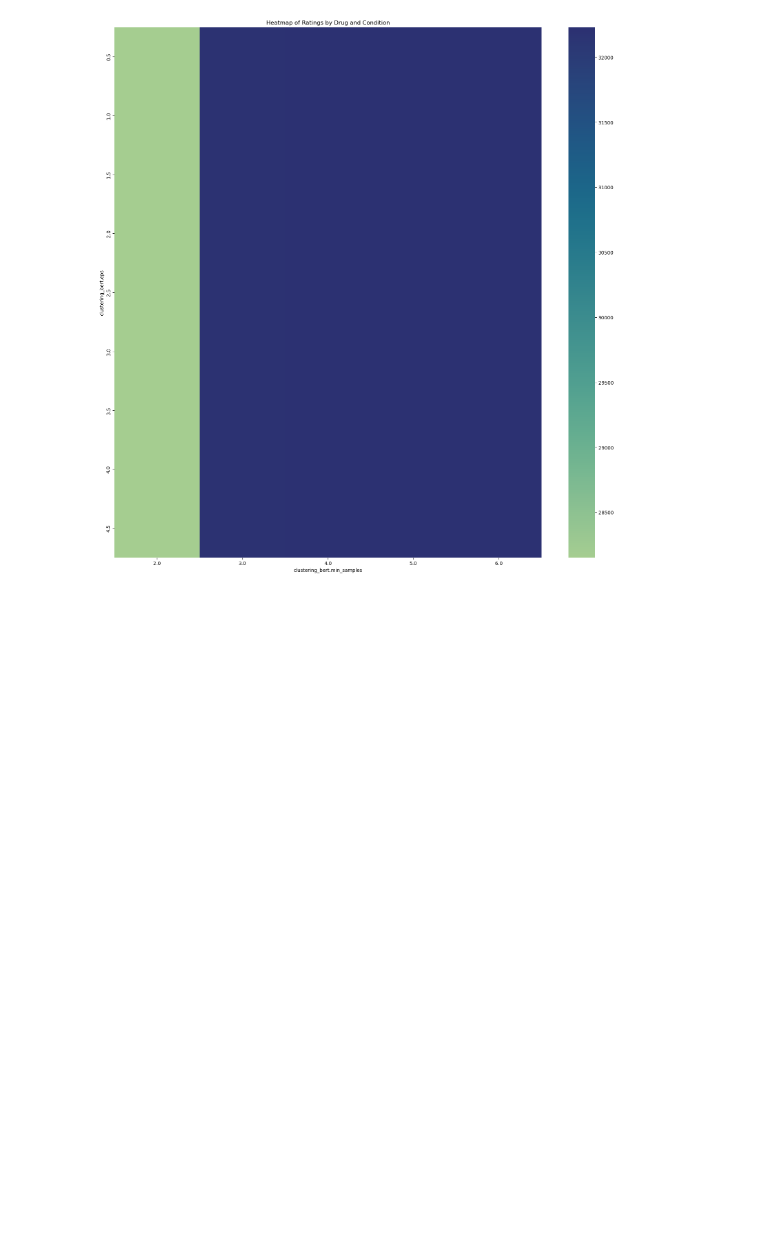
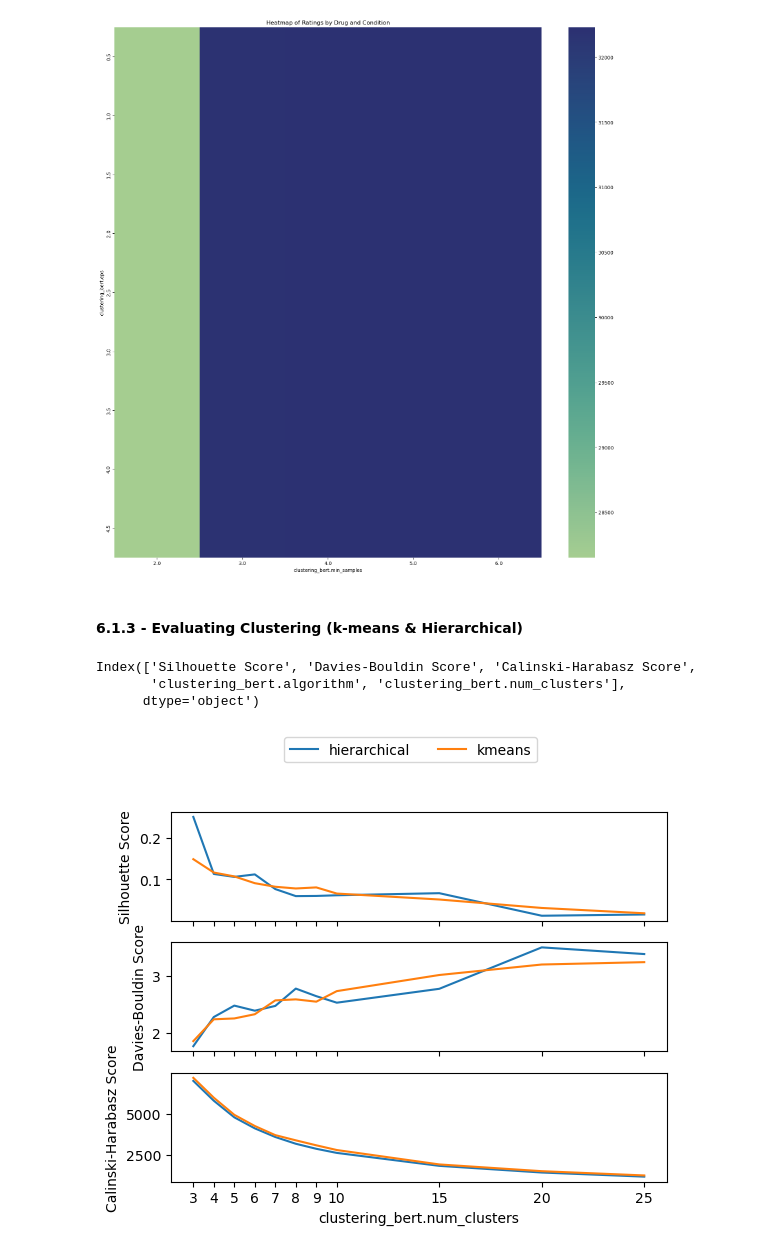
Before and after one commit to sean7x/medicinal-narratives, a Jupyter notebook: notebooks/data_prep_eda.ipynb, the cells around one changed output. Saved outputs shown, nothing was run; the diff lists cells and outputs as text; code cells hidden in the pictures; blank space fills up the shorter version.

Commit message:
Pick hierarchical with num_cluster=6

```diff
--- a/notebooks/data_prep_eda.ipynb
+++ b/notebooks/data_prep_eda.ipynb
@@ -650,3 +646,37 @@ plt.title('Heatmap of Ratings by Drug and Condition')
 plt.show()
 # %% [output]
 [figure]
+# %% [markdown]
+#### 6.1.3 - Evaluating Clustering (k-means & Hierarchical)
+# %%
+kmeans_hierarchical_exps = pd.read_csv('../clustering_bert/kmeans_hierarchical_exps.csv')
+kmeans_hierarchical_exps.columns
+# %% [output]
+Index(['Silhouette Score', 'Davies-Bouldin Score', 'Calinski-Harabasz Score',
+       'clustering_bert.algorithm', 'clustering_bert.num_clusters'],
+      dtype='object')
+# %%
+# Line plot of scores by num_clusters for K-Means and Hierarchical Clustering
+
+scores = [col for col in kmeans_hierarchical_exps.columns if 'Score' in col]
+
+#plt.figure(figsize=(10, 5))
+fig, ax = plt.subplots(nrows=3, sharex=True)
+
+for ax, score in zip(ax, scores):
+    plot = sns.lineplot(
+        data=kmeans_hierarchical_exps,
+        x='clustering_bert.num_clusters',
+        y=score,
+        hue='clustering_bert.algorithm',
+        ax=ax
+    )
+    ax.set_xticks(kmeans_hierarchical_exps['clustering_bert.num_clusters'].unique())
+    ax.get_legend().remove()
+
+handles, labels = ax.get_legend_handles_labels()
+fig.legend(handles, labels, loc='upper center', bbox_to_anchor=(0.5, 1.05), ncol=2)
+
+plt.show()
+# %% [output]
+[figure, added]
```
Also changed, not shown: parts of 1 cell of this notebook, 10 other files.
